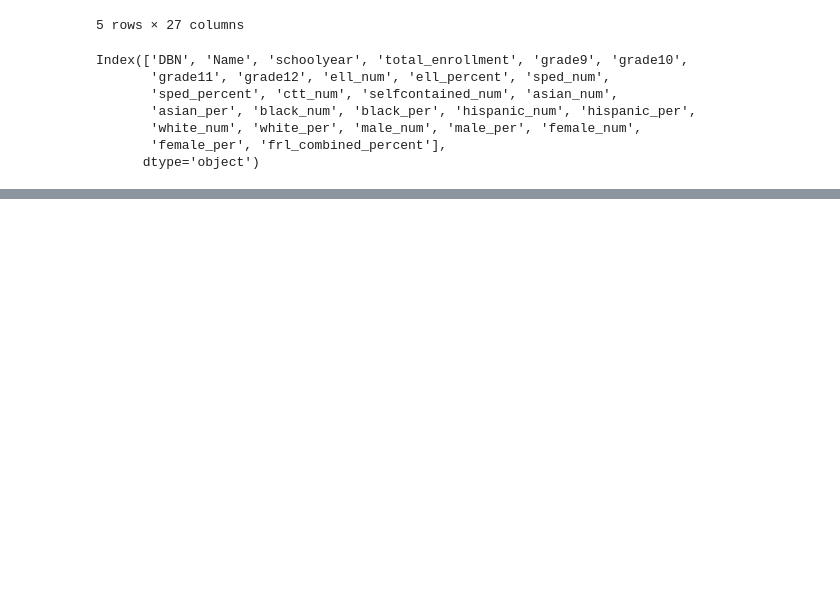
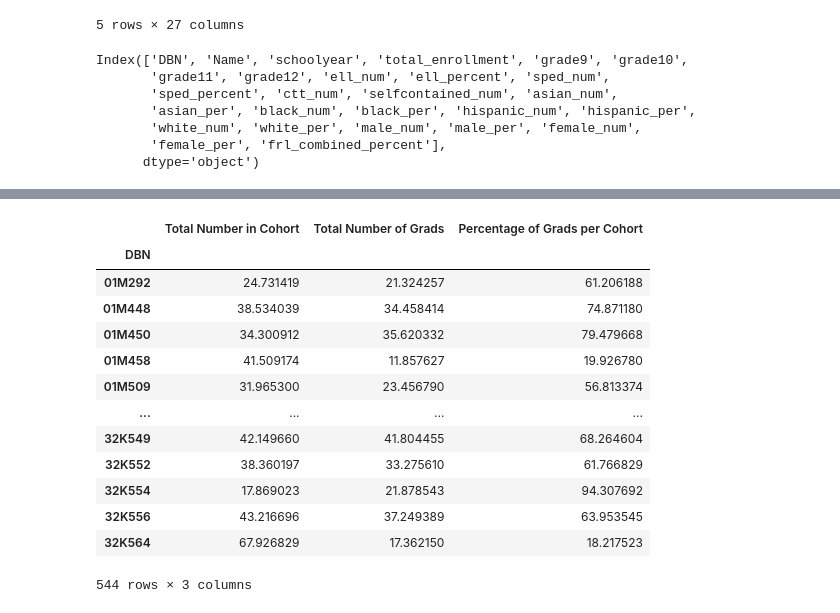
Before and after one commit to divish16/NYC-Student-Success-Predictions, a Jupyter notebook: sample_data_david720.ipynb, the cells around one changed output, grey strips where cells are left out. Drawn from its saved outputs; the diff is of its cells as text; code cells hidden in the pictures; blank space fills up the shorter version.

```diff
--- a/sample_data_david720.ipynb
+++ b/sample_data_david720.ipynb
@@ -302,0 +333,5 @@ clean_data_df.to_csv('sample_data.csv')
+# %%
+# Dropping SACC (IEP Diploma) #, SACC (IEP Diploma) % of cohort, TASC (GED) #, TASC (GED) % of cohort, as these contain no values
+
+graduation_df2=graduation_df.drop(columns=['SACC (IEP Diploma) #',"SACC (IEP Diploma) % of cohort",'TASC (GED) #',
+       'TASC (GED) % of cohort'])
@@ -302,0 +364,28 @@ clean_data_df.to_csv('sample_data.csv')
+# %%
+total_cohort = graduation_df2.groupby(["DBN"]).mean()["Total Cohort #"]
+total_grads = graduation_df2.groupby(["DBN"]).mean()["Total Grads #"]
+total_grads_perc = graduation_df2.groupby(["DBN"]).mean()["Total Grads % of cohort"]
+# %%
+per_school_summary_df = pd.DataFrame({
+    "Total Number in Cohort": total_cohort,
+    "Total Number of Grads": total_grads,
+    "Percentage of Grads per Cohort": total_grads_perc})
+
+# Need to fill this out with other desired columns
+# %%
+per_school_summary_df
+# %% [output]
+|  | Total Number in Cohort | Total Number of Grads | Percentage of Grads per Cohort |
+| DBN |  |  |  |
+| 01M292 | 24.731419 | 21.324257 | 61.206188 |
+| 01M448 | 38.534039 | 34.458414 | 74.871180 |
+| 01M450 | 34.300912 | 35.620332 | 79.479668 |
+| 01M458 | 41.509174 | 11.857627 | 19.926780 |
+| 01M509 | 31.965300 | 23.456790 | 56.813374 |
+| ... | ... | ... | ... |
+| 32K549 | 42.149660 | 41.804455 | 68.264604 |
+| 32K552 | 38.360197 | 33.275610 | 61.766829 |
+| 32K554 | 17.869023 | 21.878543 | 94.307692 |
+| 32K556 | 43.216696 | 37.249389 | 63.953545 |
+| 32K564 | 67.926829 | 17.362150 | 18.217523 |
+544 rows × 3 columns
```
Also changed, not shown: parts of 38 cells of this notebook.
